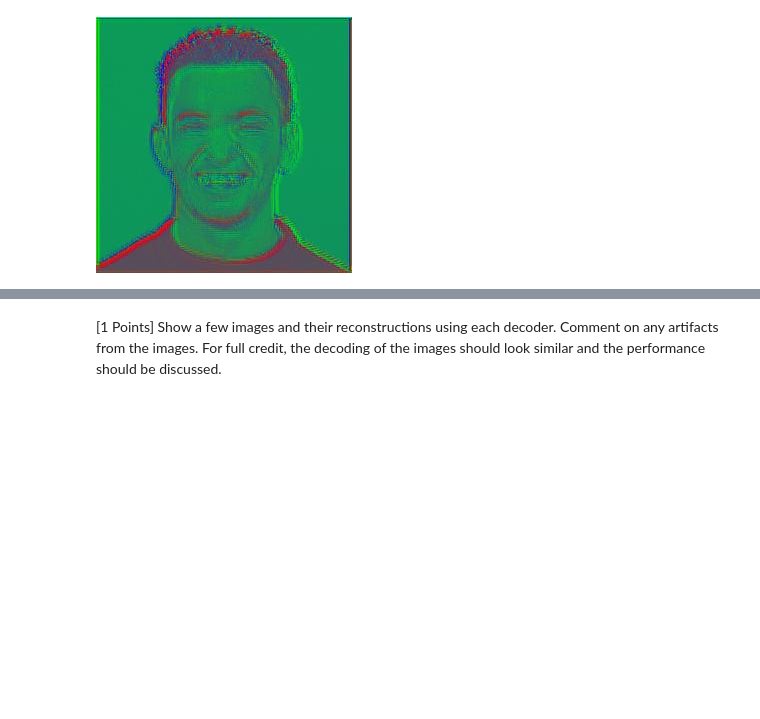
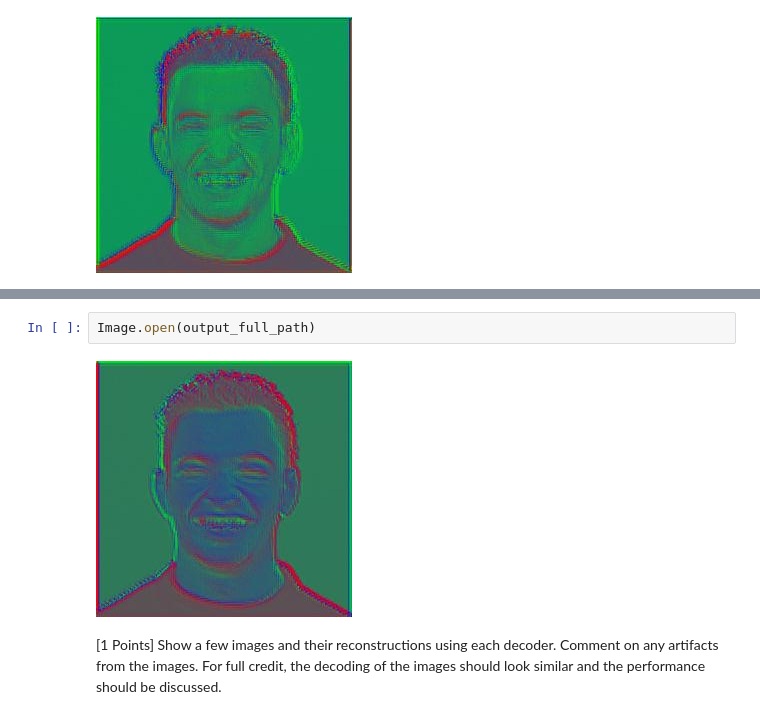
Before and after one commit to LJK150030/ML_NN, a Jupyter notebook: Lab3/Lab3.ipynb, the cells around one changed output, grey strips where cells are left out. Drawn from its saved outputs; the diff is of its cells as text; blank space fills up the shorter version.

```diff
--- a/Lab3/Lab3.ipynb
+++ b/Lab3/Lab3.ipynb
@@ -653,3 +807,7 @@ Image.open(output_full_path)
+# %%
+Image.open(output_full_path)
+# %% [output]
+[figure, added]
 # %% [markdown]
 [1 Points] Show a few images and their reconstructions using each decoder. Comment on any artifacts from the images. For full credit, the decoding of the images should look similar and the performance should be discussed.
 # %% [markdown]
```
Also changed, not shown: parts of 6 cells of this notebook.
